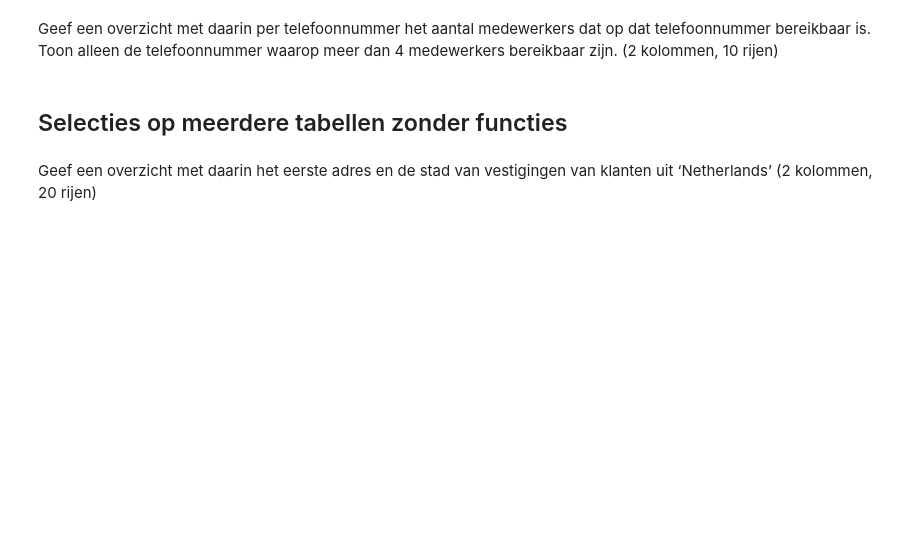
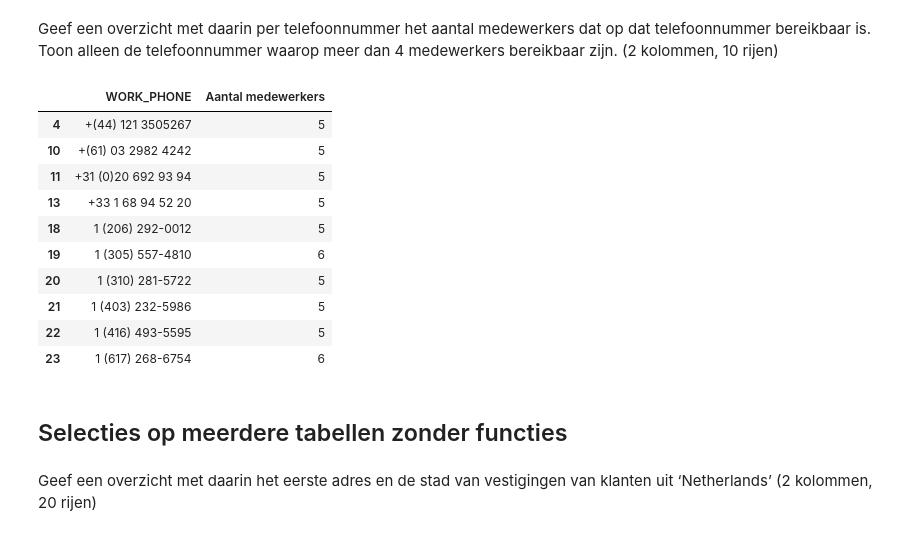
Before and after one commit to Byrott0/DEDS_Portfolio, a Jupyter notebook: wk1.1/DEDS_WC_1.2_en_1.3_Opdrachten.ipynb, the cells around one changed output. Drawn from its saved outputs; the diff is of its cells as text; code cells hidden in the pictures; blank space fills up the shorter version.

```diff
--- a/wk1.1/DEDS_WC_1.2_en_1.3_Opdrachten.ipynb
+++ b/wk1.1/DEDS_WC_1.2_en_1.3_Opdrachten.ipynb
@@ -193,2 +236,9 @@ Geef de gemiddelde kostprijs van de verkochte producten waarop korting (unit_sal
 # %% [markdown]
 Geef een overzicht met daarin het aantal medewerkers per medewerkersfunctie (2 kolommen, 7 rijen)
+# %%
+sql_queryss = "SELECT * FROM sales_staff"
+sf_salesstaff = pd.read_sql_query(sql_queryss, sales_conn)
+
+#size == count, resetindexname == 2de kolomnaam, sortvalues == orderby
+filtered = (sf_salesstaff.groupby('POSITION_EN').size().reset_index(name='Aantal').sort_values('POSITION_EN', ascending=False))
+filtered
@@ -195,5 +254,21 @@ Geef een overzicht met daarin het aantal medewerkers per medewerkersfunctie (2 k
 # %% [markdown]
 Geef een overzicht met daarin per telefoonnummer het aantal medewerkers dat op dat telefoonnummer bereikbaar is. Toon alleen de telefoonnummer waarop meer dan 4 medewerkers bereikbaar zijn. (2 kolommen, 10 rijen)
+# %%
+filtered = sf_salesstaff.groupby('WORK_PHONE').size().reset_index(name='Aantal medewerkers')
+filtered = filtered[filtered['Aantal medewerkers'] > 4]
+filtered
+# %% [output]
+|  | WORK_PHONE | Aantal medewerkers |
+| 4 | +(44) 121 3505267 | 5 |
+| 10 | +(61) 03 2982 4242 | 5 |
+| 11 | +31 (0)20 692 93 94 | 5 |
+| 13 | +33 1 68 94 52 20 | 5 |
+| 18 | 1 (206) 292-0012 | 5 |
+| 19 | 1 (305) 557-4810 | 6 |
+| 20 | 1 (310) 281-5722 | 5 |
+| 21 | 1 (403) 232-5986 | 5 |
+| 22 | 1 (416) 493-5595 | 5 |
+| 23 | 1 (617) 268-6754 | 6 |
 # %% [markdown]
 ## Selecties op meerdere tabellen zonder functies
 # %% [markdown]
```
Also changed, not shown: parts of 13 cells of this notebook, 1 other file.
